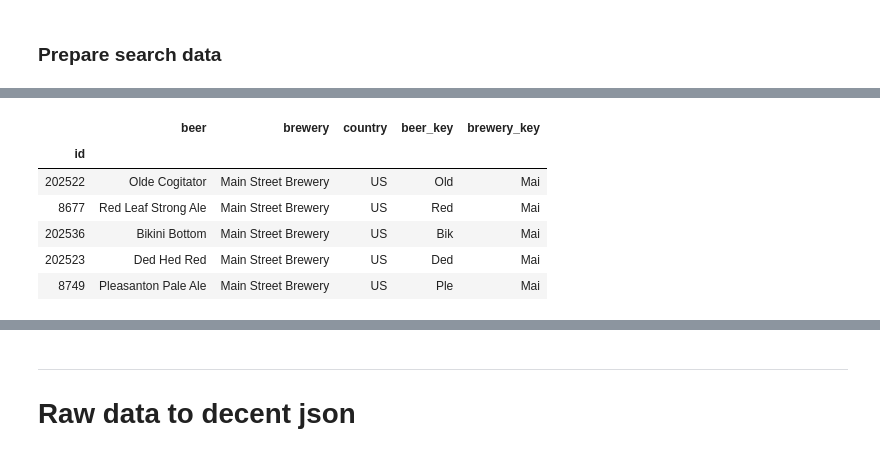
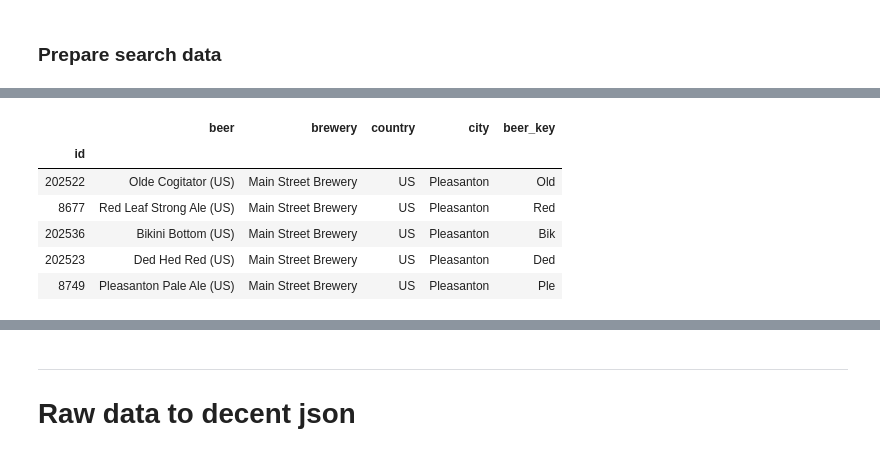
Before and after one commit to com-480-data-visualization/com-480-project-datasat, a Jupyter notebook: data_preprocessing/data_enhancement.ipynb, the cells around one changed output, grey strips where cells are left out. Drawn from its saved outputs; the diff is of its cells as text; code cells hidden in the pictures.

```diff
--- a/data_preprocessing/data_enhancement.ipynb
+++ b/data_preprocessing/data_enhancement.ipynb
@@ -8,15 +8,15 @@ import matplotlib.pyplot as plt
 # %% [markdown]
 ### beers and breweries
 # %%
-beer_file = r'../data/bigData/beers.csv'
-breweries_file = r'../data/bigData/breweries.csv'
+beer_file = r'beers.csv'
+breweries_file = r'breweries.csv'
 
 beers = pd.read_csv (beer_file)
 
 breweries = pd.read_csv (breweries_file)
 breweries.rename(columns={'id':'brewery_id'},inplace=True)
 # %%
-reviews = pd.read_csv (r"../data/bigData/reviews.csv")
+reviews = pd.read_csv (r"reviews.csv")
 # %% [markdown]
 ### long and lat of cities
 # %%
@@ -107,4 +132,4 @@ beer_and_breweries = beer_and_breweries.set_index("id")
 # %%
-search_df = beer_and_breweries[["beer","brewery","country"]].drop_duplicates()
+search_df = beer_and_breweries[["beer","brewery","country", "city"]].drop_duplicates()
 # %%
 search_df["beer_key"] = search_df.apply(lambda x : x["beer"][:3], axis=1)
@@ -118,13 +136,14 @@ with open("searchKeys.json", "w") as output:
-# %%
-search_df.head()
-# %% [output]
-|  | beer | brewery | country | beer_key | brewery_key |
-| id |  |  |  |  |  |
-| 202522 | Olde Cogitator | Main Street Brewery | US | Old | Mai |
-| 8677 | Red Leaf Strong Ale | Main Street Brewery | US | Red | Mai |
-| 202536 | Bikini Bottom | Main Street Brewery | US | Bik | Mai |
-| 202523 | Ded Hed Red | Main Street Brewery | US | Ded | Mai |
-| 8749 | Pleasanton Pale Ale | Main Street Brewery | US | Ple | Mai |
+# %%
+search_df["beer"] = search_df.apply(lambda x : x["beer"] + " (" + str(x["country"]) + ")", axis=1)
+search_df.head()
+# %% [output]
+|  | beer | brewery | country | city | beer_key |
+| id |  |  |  |  |  |
+| 202522 | Olde Cogitator (US) | Main Street Brewery | US | Pleasanton | Old |
+| 8677 | Red Leaf Strong Ale (US) | Main Street Brewery | US | Pleasanton | Red |
+| 202536 | Bikini Bottom (US) | Main Street Brewery | US | Pleasanton | Bik |
+| 202523 | Ded Hed Red (US) | Main Street Brewery | US | Pleasanton | Ded |
+| 8749 | Pleasanton Pale Ale (US) | Main Street Brewery | US | Pleasanton | Ple |
 # %%
 search_df.groupby("beer_key").agg(set).reset_index()[["beer_key", "beer"]].to_json("beer_auto.json", orient="records")
 # %%
```
Also changed, not shown: parts of 18 cells of this notebook, 2 other files.
